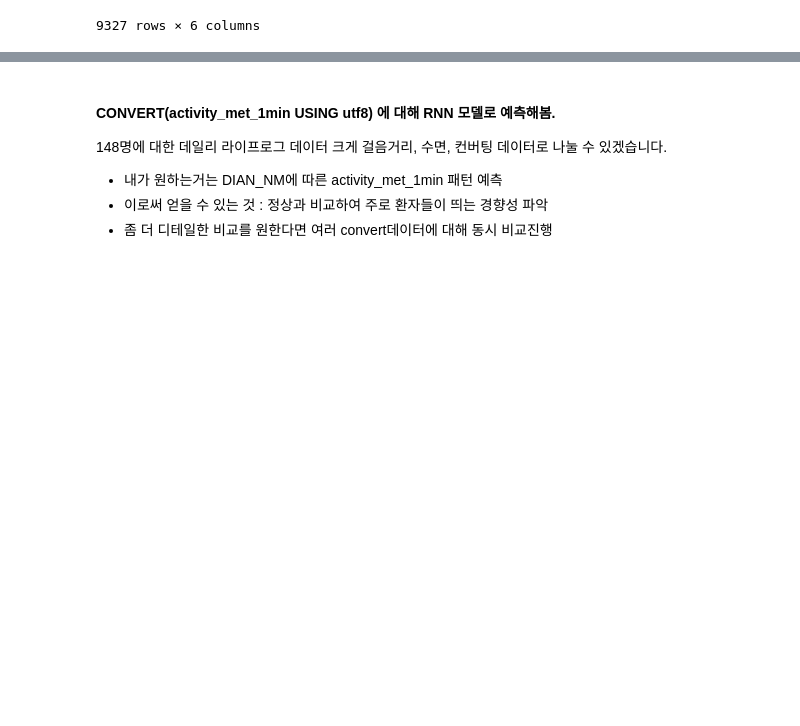
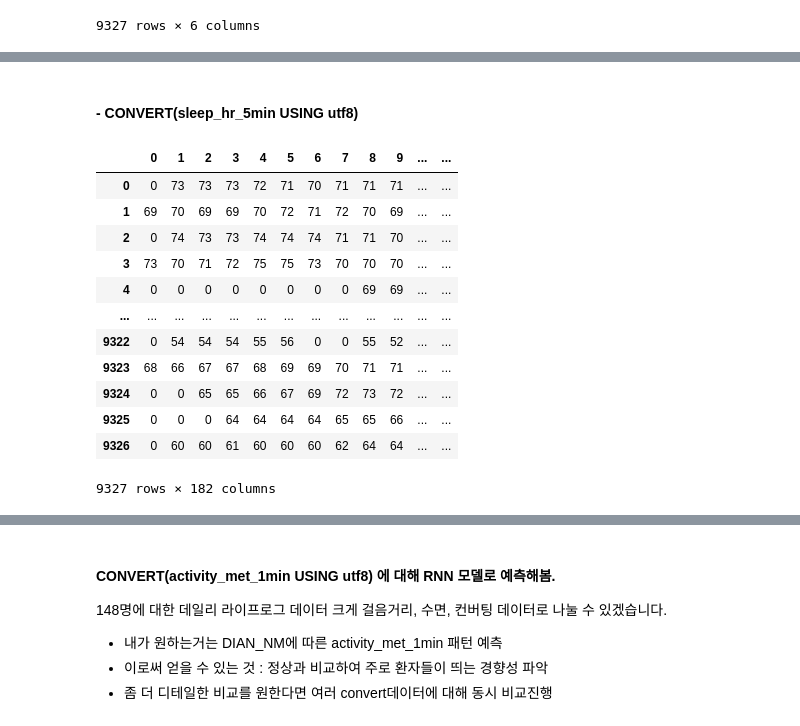
Before and after one commit to NumpyGonHey/Dementia_clf, a Jupyter notebook: sobeeee/baseline_hong-Copy1.ipynb, the cells around one changed output, grey strips where cells are left out. Cells and saved outputs as stored; diff of their text form; code cells hidden in the pictures; blank space fills up the shorter version.

```diff
--- a/sobeeee/baseline_hong-Copy1.ipynb
+++ b/sobeeee/baseline_hong-Copy1.ipynb
@@ -570,0 +584,20 @@ df_stock_norm.head()
+# %% [markdown]
+#### - CONVERT(sleep_hr_5min USING utf8)
+# %%
+signal_list = list(data_convert['CONVERT(sleep_hr_5min USING utf8)'].str.split('/'))
+signal_sleep_hr_5min = pd.DataFrame(signal_list)
+signal_sleep_hr_5min
+# %% [output]
+|  | 0 | 1 | 2 | 3 | 4 | 5 | 6 | 7 | 8 | 9 | ... | ... |
+| 0 | 0 | 73 | 73 | 73 | 72 | 71 | 70 | 71 | 71 | 71 | ... | ... |
+| 1 | 69 | 70 | 69 | 69 | 70 | 72 | 71 | 72 | 70 | 69 | ... | ... |
+| 2 | 0 | 74 | 73 | 73 | 74 | 74 | 74 | 71 | 71 | 70 | ... | ... |
+| 3 | 73 | 70 | 71 | 72 | 75 | 75 | 73 | 70 | 70 | 70 | ... | ... |
+| 4 | 0 | 0 | 0 | 0 | 0 | 0 | 0 | 0 | 69 | 69 | ... | ... |
+| ... | ... | ... | ... | ... | ... | ... | ... | ... | ... | ... | ... | ... |
+| 9322 | 0 | 54 | 54 | 54 | 55 | 56 | 0 | 0 | 55 | 52 | ... | ... |
+| 9323 | 68 | 66 | 67 | 67 | 68 | 69 | 69 | 70 | 71 | 71 | ... | ... |
+| 9324 | 0 | 0 | 65 | 65 | 66 | 67 | 69 | 72 | 73 | 72 | ... | ... |
+| 9325 | 0 | 0 | 0 | 64 | 64 | 64 | 64 | 65 | 65 | 66 | ... | ... |
+| 9326 | 0 | 60 | 60 | 61 | 60 | 60 | 60 | 62 | 64 | 64 | ... | ... |
+9327 rows × 182 columns
```
Also changed, not shown: parts of 49 cells of this notebook.
